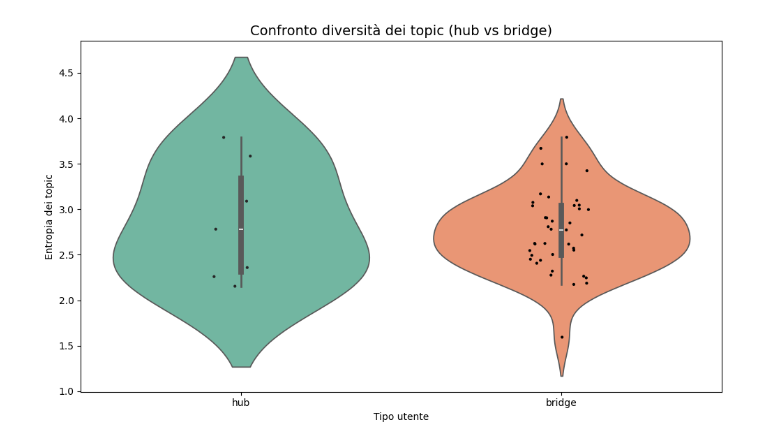
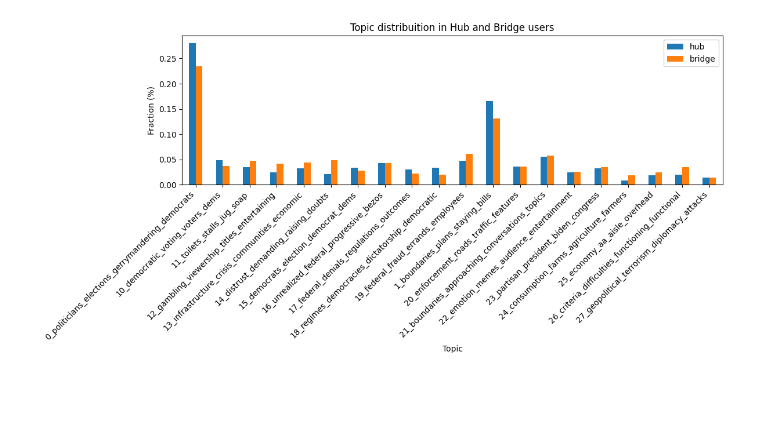
Before and after one commit to alfoCaiazza/Analysa, a Jupyter notebook: src/research_question/1st_research_question.ipynb, the cells around one changed output. Drawn from its saved outputs; the diff is of its cells as text; code cells hidden in the pictures; blank space fills up the shorter version.

```diff
--- a/src/research_question/1st_research_question.ipynb
+++ b/src/research_question/1st_research_question.ipynb
@@ -181,36 +94,23 @@ plt.show()
-# %%
-def plot_entropy_comparison(df, user_type):
-    topic_div = df.groupby('community_id').agg({
-        'count': lambda x: entropy(x / x.sum())
-    }).reset_index().rename(columns={'count':'topic_entropy'})
-    topic_div['user_type'] = user_type
-    return topic_div
-
-# Esempio con due dataset separati: hub_df, bridge_df
-hub_entropy = plot_entropy_comparison(hub_topic_counts, "hub")
-bridge_entropy = plot_entropy_comparison(bridge_topic_counts, "bridge")
-
-entropy_all = pd.concat([hub_entropy, bridge_entropy])
-
-plt.figure(figsize=(10,6))
-sns.violinplot(
-    data=entropy_all,
-    hue='user_type',
-    x='user_type',
-    y='topic_entropy',
-    palette="Set2"
-)
-sns.stripplot(
-    data=entropy_all,
-    hue='user_type',
-    x='user_type',
-    y='topic_entropy',
-    palette="dark:black", size=3, jitter=True
-)
-plt.title("Confronto diversità dei topic (hub vs bridge)", fontsize=14)
-plt.ylabel("Entropia dei topic")
-plt.xlabel("Tipo utente")
-plt.tight_layout()
-plt.show()
-# %% [output]
-[figure, removed]
+# %%
+# Topic distribuition for Hub and Bridge users
+
+hub_dist = hub_topic_counts.groupby('topic')['count'].sum().head(20)
+hub_dist = hub_dist / hub_dist.sum()
+
+bridge_dist = bridge_topic_counts.groupby('topic')['count'].sum().head(20)
+bridge_dist = bridge_dist / bridge_dist.sum()
+
+hub_bridge_df = pd.DataFrame({
+'hub': hub_dist,
+'bridge': bridge_dist
+}).fillna(0)
+
+hub_bridge_df.plot(kind='bar', figsize=(12,6))
+plt.title("Topic distribuition in Hub and Bridge users")
+plt.ylabel("Fraction (%)")
+plt.xlabel("Topic")
+plt.xticks(rotation=45, ha="right")
+plt.tight_layout()
+plt.show()
+# %% [output]
+[figure, added]
```
Also changed, not shown: parts of 13 cells of this notebook, 5 other files.
